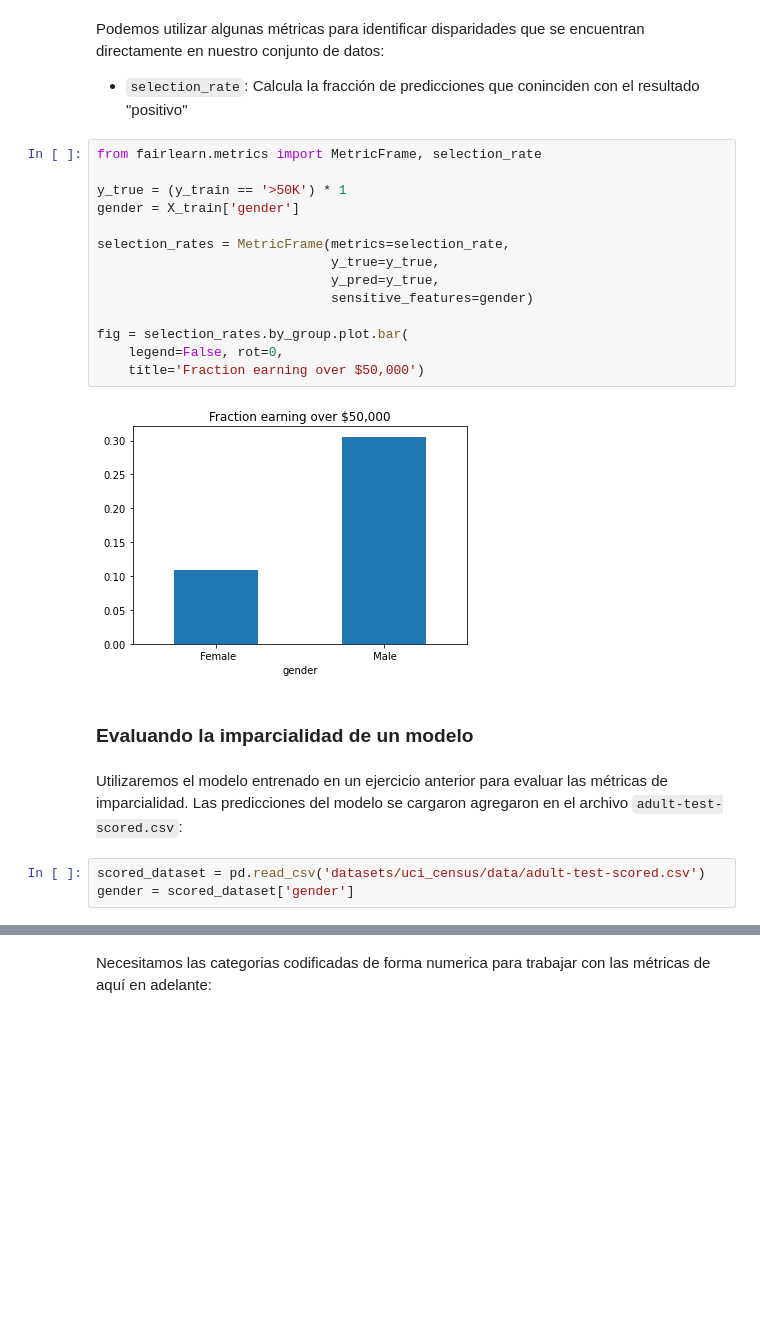
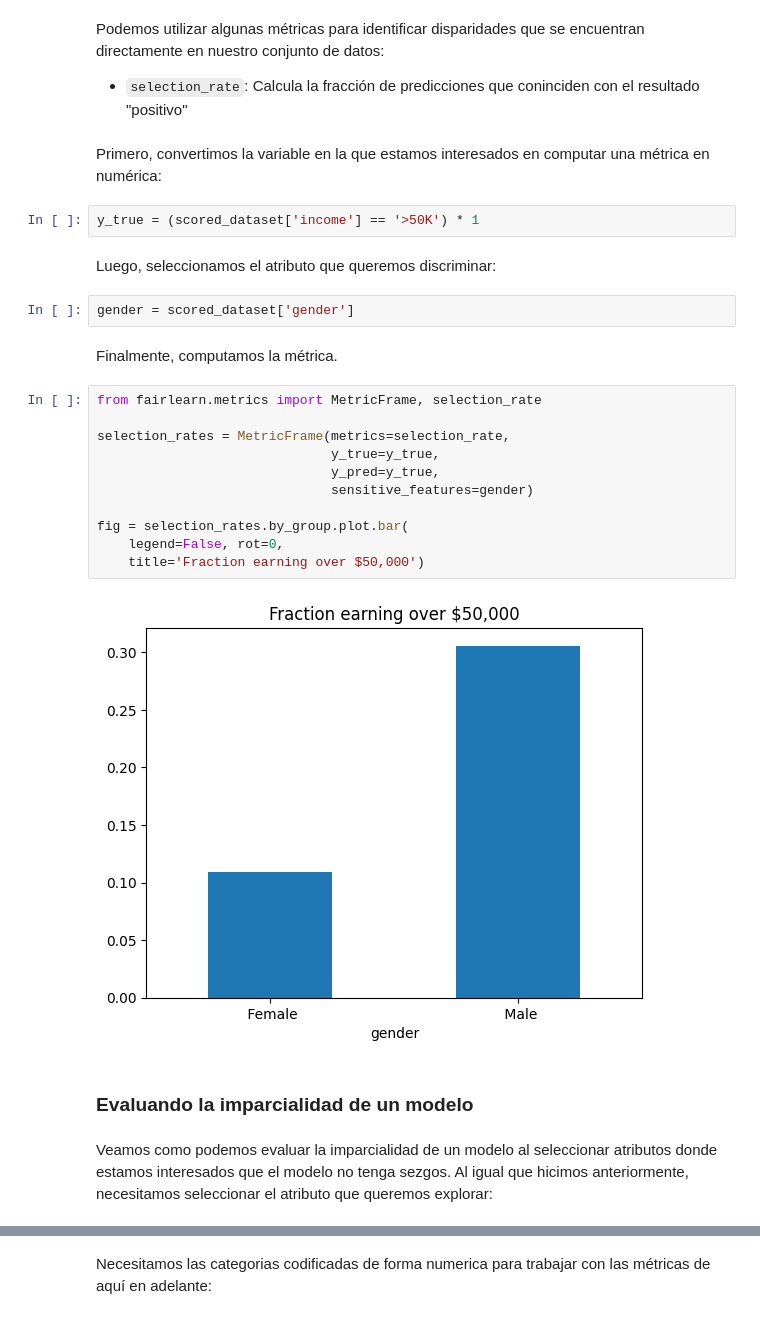
Before and after one commit to santiagxf/E72102, a Jupyter notebook: docs/develop/modeling/selection/code/fairlearn.ipynb, the cells around one changed output, grey strips where cells are left out. Drawn from its saved outputs; the diff is of its cells as text; blank space fills up the shorter version.

```diff
--- a/docs/develop/modeling/selection/code/fairlearn.ipynb
+++ b/docs/develop/modeling/selection/code/fairlearn.ipynb
@@ -49,26 +57,30 @@ y_train = train['income'].to_numpy()
 Podemos utilizar algunas métricas para identificar disparidades que se encuentran directamente en nuestro conjunto de datos:
 
 - `selection_rate`: Calcula la fracción de predicciones que coninciden con el resultado "positivo"
+# %% [markdown]
+Primero, convertimos la variable en la que estamos interesados en computar una métrica en numérica:
+# %%
+y_true = (scored_dataset['income'] == '>50K') * 1
+# %% [markdown]
+Luego, seleccionamos el atributo que queremos discriminar:
+# %%
+gender = scored_dataset['gender']
+# %% [markdown]
+Finalmente, computamos la métrica.
 # %%
 from fairlearn.metrics import MetricFrame, selection_rate
-
-y_true = (y_train == '>50K') * 1
-gender = X_train['gender']
 
 selection_rates = MetricFrame(metrics=selection_rate,
                               y_true=y_true,
                               y_pred=y_true,
                               sensitive_features=gender)
 
 fig = selection_rates.by_group.plot.bar(
     legend=False, rot=0,
     title='Fraction earning over $50,000')
 # %% [output]
-[figure, old version]
+[figure, new version]
 # %% [markdown]
 ### Evaluando la imparcialidad de un modelo
-# %% [markdown]
-Utilizaremos el modelo entrenado en un ejercicio anterior para evaluar las métricas de imparcialidad. Las predicciones del modelo se cargaron agregaron en el archivo `adult-test-scored.csv`:
-# %%
-scored_dataset = pd.read_csv('datasets/uci_census/data/adult-test-scored.csv')
-gender = scored_dataset['gender']
+# %% [markdown]
+Veamos como podemos evaluar la imparcialidad de un modelo al seleccionar atributos donde estamos interesados que el modelo no tenga sezgos. Al igual que hicimos anteriormente, necesitamos seleccionar el atributo que queremos explorar:
```
Also changed, not shown: parts of 9 cells of this notebook.
